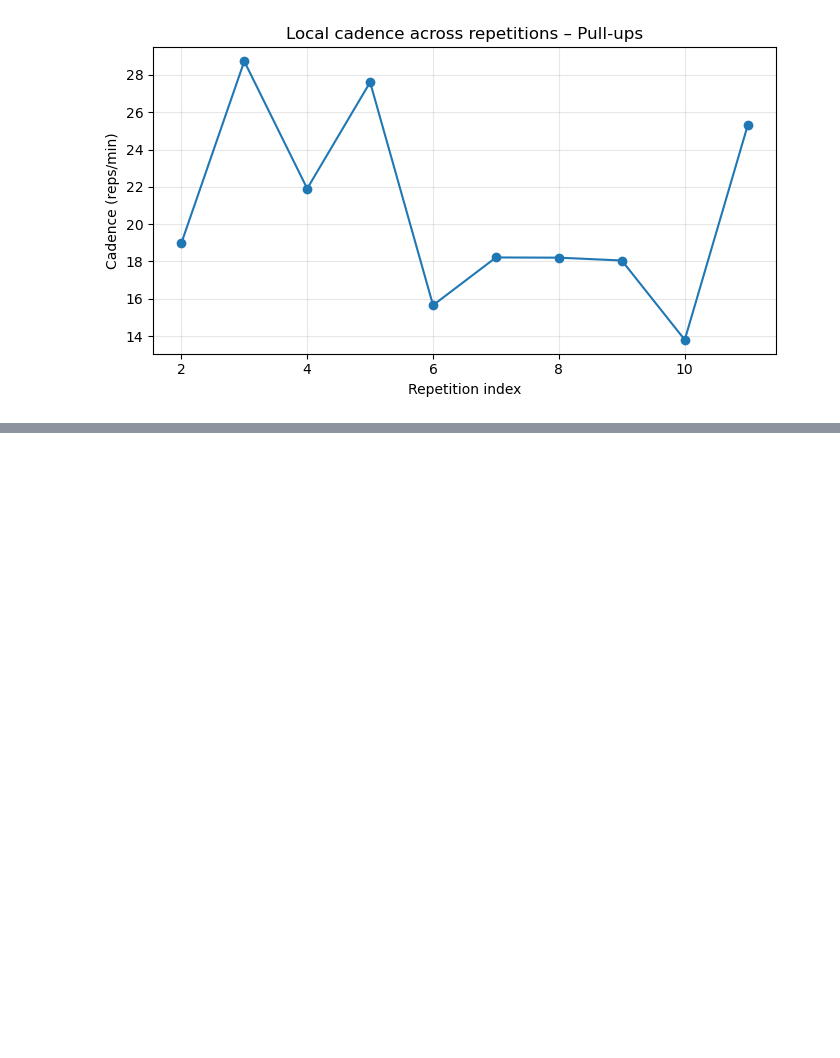
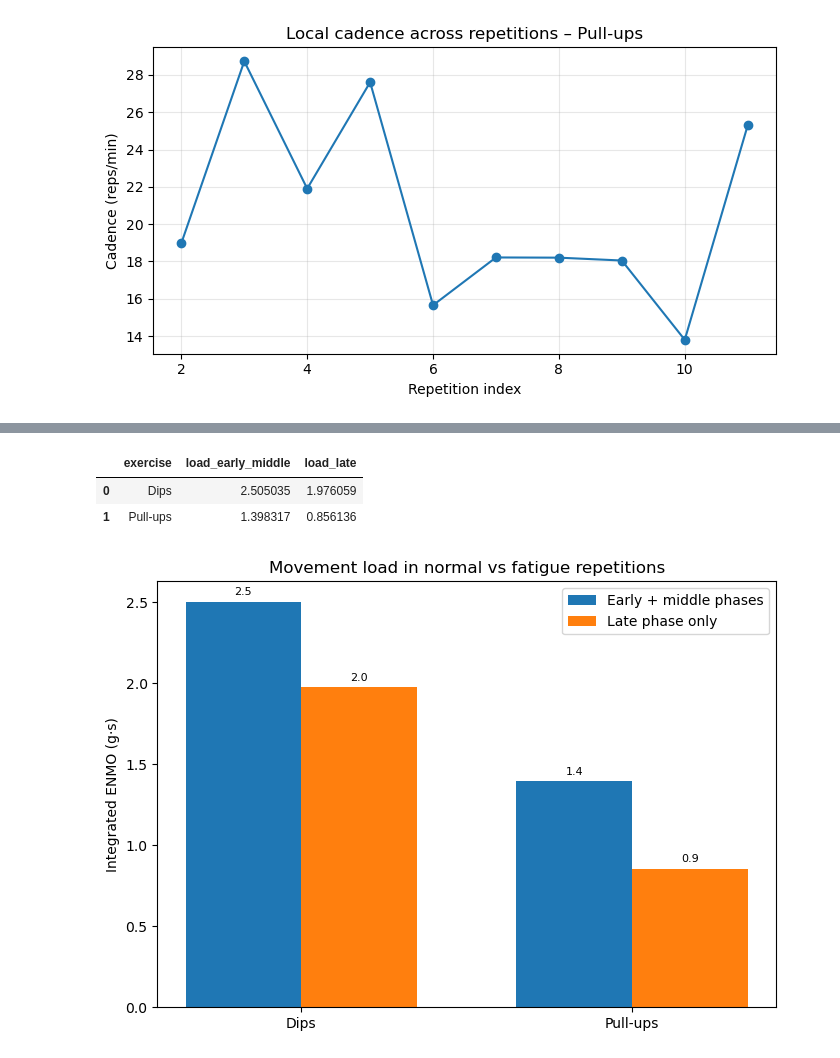
Before and after one commit to OmarFou/HAH913E-2024-AccelCalisthenics, a Jupyter notebook: notebooks/pullups_dips.ipynb, the cells around one changed output, grey strips where cells are left out. Drawn from its saved outputs; the diff is of its cells as text; code cells hidden in the pictures; blank space fills up the shorter version.

```diff
--- a/notebooks/pullups_dips.ipynb
+++ b/notebooks/pullups_dips.ipynb
@@ -468,0 +662,79 @@ plot_cadence(reps_pu, "Pull-ups")
+# %%
+# ============================================================
+# 15. Summarise movement load: early+middle vs late only
+# ============================================================
+
+def summarise_movement_load_em_vs_late(reps_phase: pd.DataFrame,
+                                       exercise: str) -> dict:
+    """
+    Summarise ENMO-integrated load for one exercise.
+
+    - load_early_middle: sum of ENMO load for early + middle repetitions
+    - load_late:         sum of ENMO load for late repetitions only
+    """
+    df = reps_phase.copy()
+
+    # Early + middle = "good quality" reps
+    mask_em = df["phase"].isin(["early", "middle"])
+    load_em = df.loc[mask_em, "enmo_load"].sum()
+
+    # Late only = fatigue reps
+    mask_late = df["phase"] == "late"
+    load_late = df.loc[mask_late, "enmo_load"].sum()
+
+    return {
+        "exercise": exercise,
+        "load_early_middle": load_em,
+        "load_late": load_late,
+    }
+
+
+load_dips = summarise_movement_load_em_vs_late(reps_dips_phase, "Dips")
+load_pu   = summarise_movement_load_em_vs_late(reps_pu_phase,   "Pull-ups")
+
+load_summary = pd.DataFrame([load_dips, load_pu])
+load_summary
+# %% [output]
+|  | exercise | load_early_middle | load_late |
+| 0 | Dips | 2.505035 | 1.976059 |
+| 1 | Pull-ups | 1.398317 | 0.856136 |
+# %%
+# ==========================================================
+# 16. Bar plot: load early+middle vs late-only
+# ==========================================================
+
+import matplotlib.pyplot as plt
+import numpy as np
+
+exercises = load_summary["exercise"].values
+load_em   = load_summary["load_early_middle"].values
+load_late = load_summary["load_late"].values
+
+x = np.arange(len(exercises))
+width = 0.35
+
+fig, ax = plt.subplots(figsize=(7, 5))
+
+bars1 = ax.bar(x - width/2, load_em, width, label="Early + middle phases")
+bars2 = ax.bar(x + width/2, load_late, width, label="Late phase only")
+
+ax.set_xticks(x)
+ax.set_xticklabels(exercises)
+ax.set_ylabel("Integrated ENMO (g·s)")
+ax.set_title("Movement load in normal vs fatigue repetitions")
+ax.legend()
+
+# Optional: value labels on top of bars
+for bars in (bars1, bars2):
+    for rect in bars:
+        height = rect.get_height()
+        ax.annotate(f"{height:.1f}",
+                    xy=(rect.get_x() + rect.get_width() / 2, height),
+                    xytext=(0, 3),
+                    textcoords="offset points",
+                    ha="center", va="bottom", fontsize=8)
+
+plt.tight_layout()
+plt.show()
+# %% [output]
+[figure, added]
```
Also changed, not shown: parts of 4 cells of this notebook, 2 other files.
